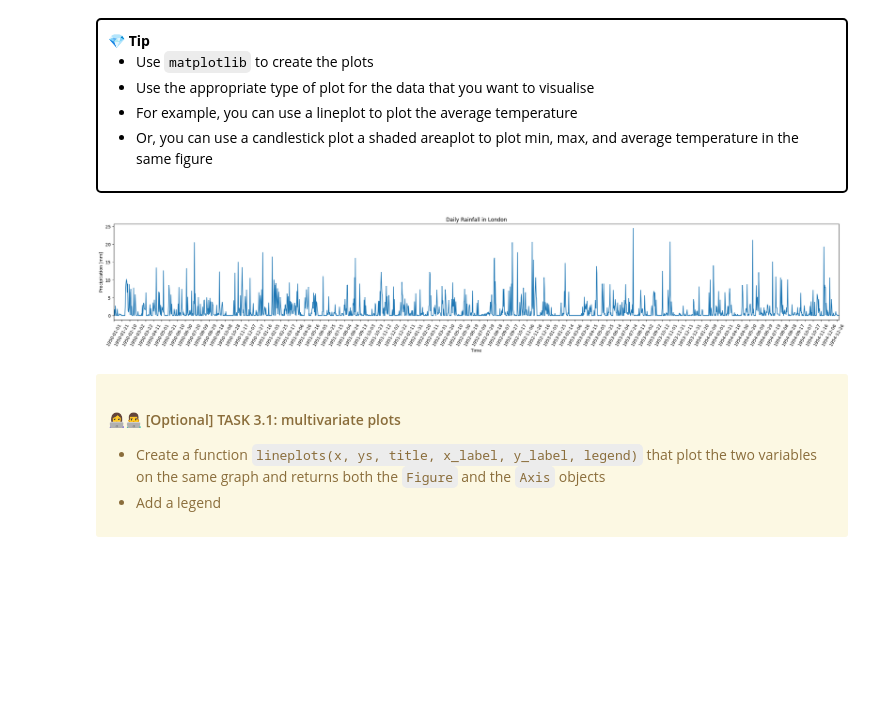
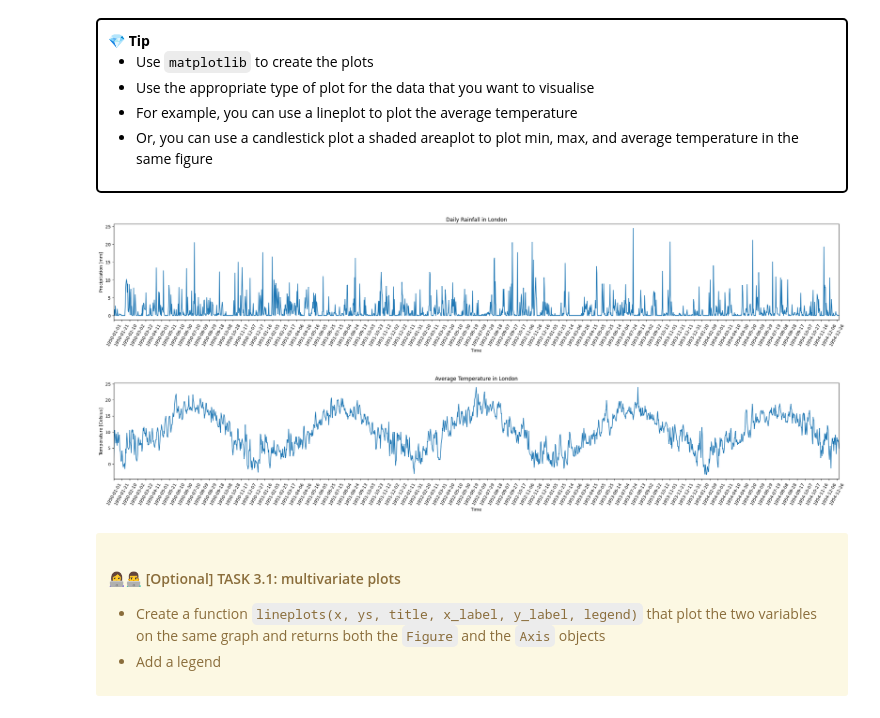
Before and after one commit to UCL-ELEC0136/3-data-processing-CurieN26, a Jupyter notebook: 3-data-processing.ipynb, the cells around one changed output. Cells and saved outputs as stored; diff of their text form; code cells hidden in the pictures; blank space fills up the shorter version.

```diff
--- a/3-data-processing.ipynb
+++ b/3-data-processing.ipynb
@@ -162,34 +162,39 @@ def lineplot(x: ArrayLike, y: ArrayLike, title: str, x_label: str, y_label: str)
         y (ArrayLike): value of the data on the y-axis
         title (str): title of the plot
         x_label (str): x-axis label
         y_label (str): y-axis label
     Returns:
         (plt.Figure, plt.Axes): matplotlib figure and axes objects
     """
     # create the fugure
     fig, ax = plt.subplots(1, figsize=(30,4)) # 1 row and 1 collumn
 
     # add data to the plot
     ax.plot(x,y)
 
     # remove whitespace before and after
     ax.margins(x=0)
 
     # format the axes
     ax.set_title(title)
     ax.set_xlabel(x_label)
     ax.set_ylabel(y_label)
     ax.set_xticks(x[::20], x[::20],rotation = 60) #x[::20] means selecting every 20th element of x
     return fig, ax
 
 
 x = time_series['time']
 y = time_series['rain_sum']
-
 fig, ax = lineplot(x,y, "Daily Rainfall in London", "Time", "Precipitation [mm]")
 plt.show()
+
+x = time_series['time']
+y = time_series['temperature_2m_mean']
+fig, ax = lineplot(x,y,'Average Temperature in London', "Time","Temperature [Celsius]")
+plt.show()
 # %% [output]
 [figure]
+[figure, added]
 # %% [markdown]
 <div class="alert alert-block alert-warning">
 <h4>👩‍💻👨‍💻 [Optional] TASK 3.1: multivariate plots</h4>
```
Also changed, not shown: parts of 15 cells of this notebook.
